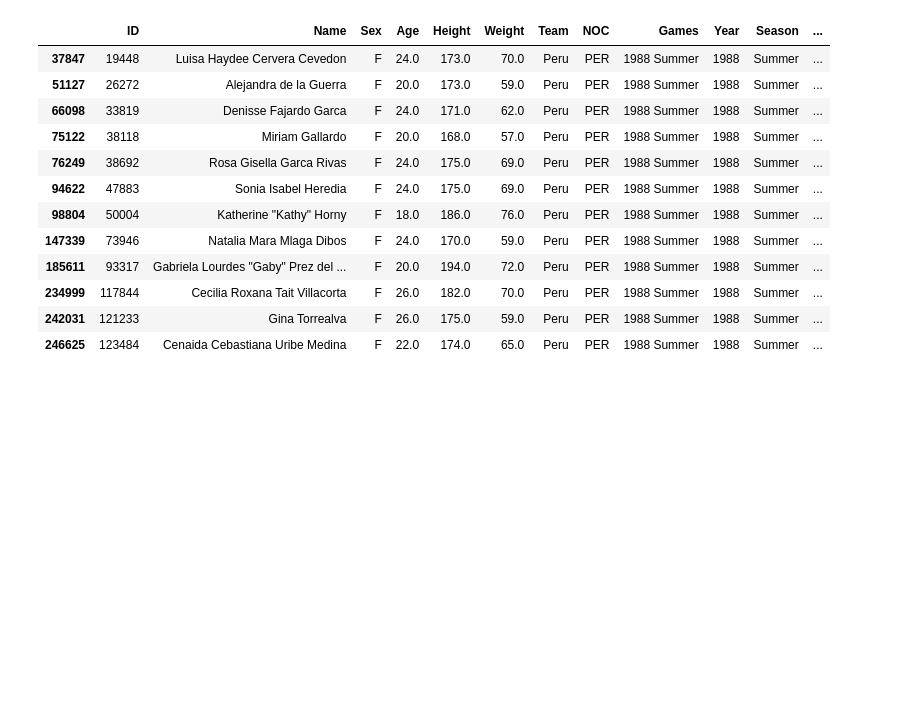
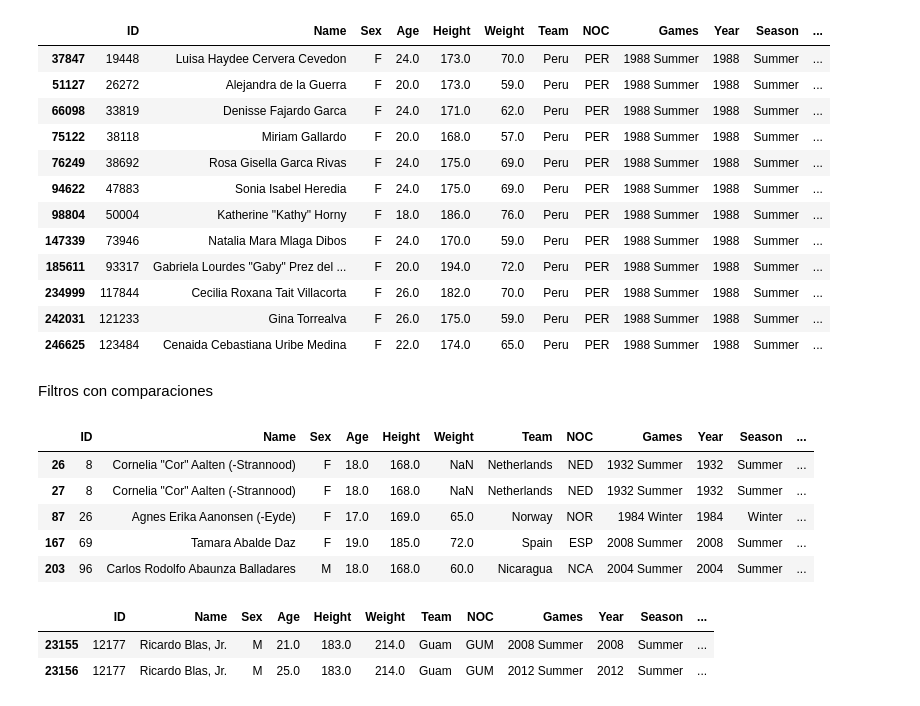
Before and after one commit to oscardbocanegra/udemy, a Jupyter notebook: analisis_datos/manipulacion_dataframes.ipynb, the cells around one changed output. Drawn from its saved outputs; the diff is of its cells as text; code cells hidden in the pictures; blank space fills up the shorter version.

Commit message:
filtros y comparaciones

```diff
--- a/analisis_datos/manipulacion_dataframes.ipynb
+++ b/analisis_datos/manipulacion_dataframes.ipynb
@@ -95,3 +95,22 @@ olympics[(olympics['NOC'] == 'PER') & (olympics['Sport'] == 'Volleyball') & (oly
 | 234999 | 117844 | Cecilia Roxana Tait Villacorta | F | 26.0 | 182.0 | 70.0 | Peru | PER | 1988 Summer | 1988 | Summer | ... |
 | 242031 | 121233 | Gina Torrealva | F | 26.0 | 175.0 | 59.0 | Peru | PER | 1988 Summer | 1988 | Summer | ... |
 | 246625 | 123484 | Cenaida Cebastiana Uribe Medina | F | 22.0 | 174.0 | 65.0 | Peru | PER | 1988 Summer | 1988 | Summer | ... |
+# %% [markdown]
+Filtros con comparaciones
+# %%
+#on this following code I will search a athet that have less tan 20 years
+olympics[olympics['Age'] < 20].head()
+# %% [output]
+|  | ID | Name | Sex | Age | Height | Weight | Team | NOC | Games | Year | Season | ... |
+| 26 | 8 | Cornelia "Cor" Aalten (-Strannood) | F | 18.0 | 168.0 | NaN | Netherlands | NED | 1932 Summer | 1932 | Summer | ... |
+| 27 | 8 | Cornelia "Cor" Aalten (-Strannood) | F | 18.0 | 168.0 | NaN | Netherlands | NED | 1932 Summer | 1932 | Summer | ... |
+| 87 | 26 | Agnes Erika Aanonsen (-Eyde) | F | 17.0 | 169.0 | 65.0 | Norway | NOR | 1984 Winter | 1984 | Winter | ... |
+| 167 | 69 | Tamara Abalde Daz | F | 19.0 | 185.0 | 72.0 | Spain | ESP | 2008 Summer | 2008 | Summer | ... |
+| 203 | 96 | Carlos Rodolfo Abaunza Balladares | M | 18.0 | 168.0 | 60.0 | Nicaragua | NCA | 2004 Summer | 2004 | Summer | ... |
+# %%
+#And on here we will see the comparison between 2 colums, that is possible as well.
+olympics[olympics['Weight'] > olympics['Height']].head()
+# %% [output]
+|  | ID | Name | Sex | Age | Height | Weight | Team | NOC | Games | Year | Season | ... |
+| 23155 | 12177 | Ricardo Blas, Jr. | M | 21.0 | 183.0 | 214.0 | Guam | GUM | 2008 Summer | 2008 | Summer | ... |
+| 23156 | 12177 | Ricardo Blas, Jr. | M | 25.0 | 183.0 | 214.0 | Guam | GUM | 2012 Summer | 2012 | Summer | ... |
```
